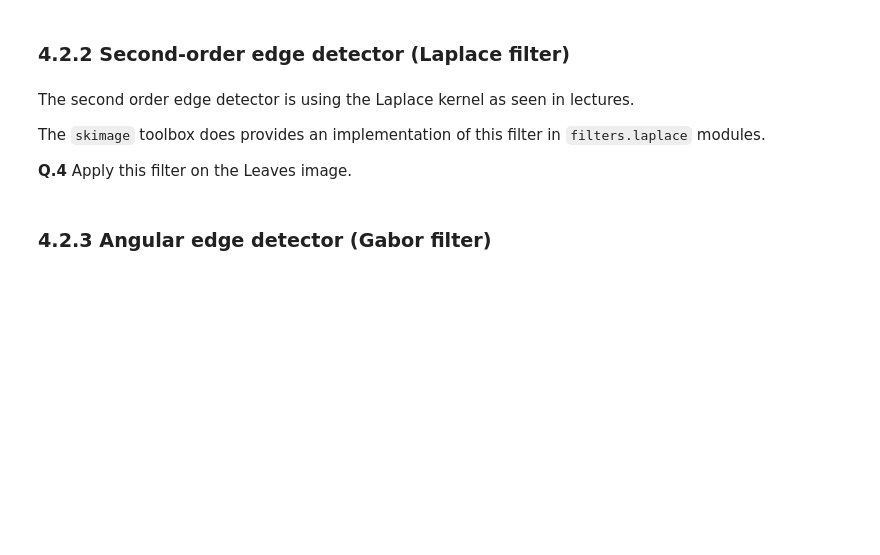
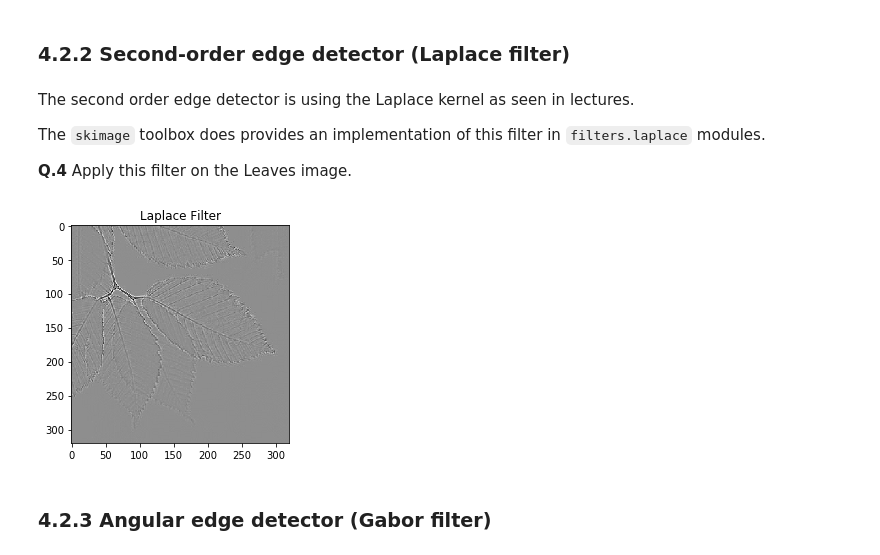
Before and after one commit to Amayawson/B31XB-IIP-TP-1718, a Jupyter notebook: 4-filter-spatial-domain/4-spatial-filter.ipynb, the cells around one changed output. Cells and saved outputs as stored; diff of their text form; code cells hidden in the pictures; blank space fills up the shorter version.

```diff
--- a/4-filter-spatial-domain/4-spatial-filter.ipynb
+++ b/4-filter-spatial-domain/4-spatial-filter.ipynb
@@ -149,6 +198,16 @@ The second order edge detector is using the Laplace kernel as seen in lectures.
 The `skimage` toolbox does provides an implementation of this filter in `filters.laplace` modules.
 
 **Q.4** Apply this filter on the Leaves image.
+# %%
+from skimage import data
+Leaves_Im = io.imread('./images/leaves.jpg',as_grey = True)
+from skimage import filters
+edges = filters.laplace(Leaves_Im)
+plt.imshow(edges,cmap = cm.Greys_r)
+plt.title('Laplace Filter')
+io.show()
+# %% [output]
+[figure, added]
 # %% [markdown]
 ### 4.2.3 Angular edge detector (Gabor filter)
 # %% [markdown]
```
Also changed, not shown: parts of 7 cells of this notebook, 1 other file.
